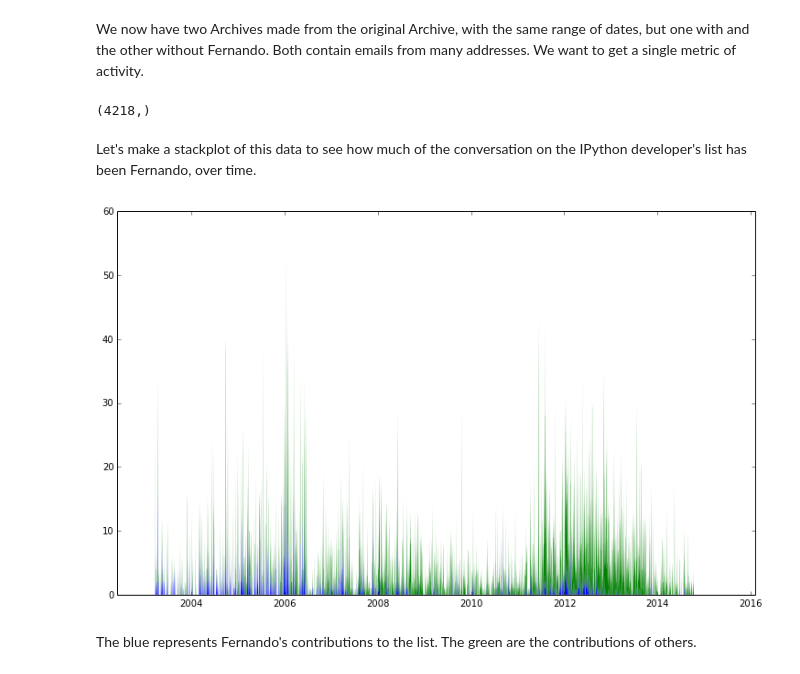
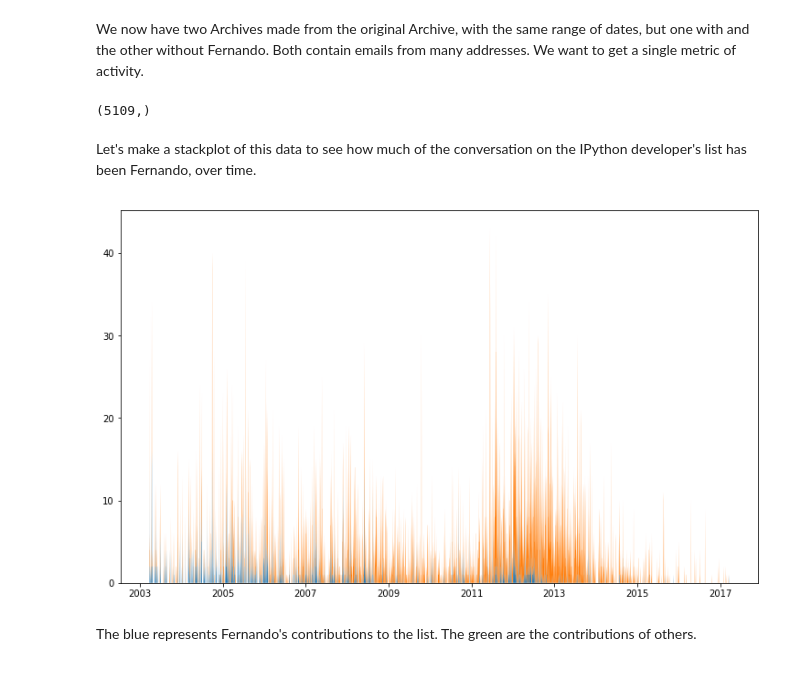
Before and after one commit to datactive/bigbang, a Jupyter notebook: examples/Auditing Fernando.ipynb, the cells around one changed output. Cells and saved outputs as stored; diff of their text form; code cells hidden in the pictures.

Commit message:
Testing new default archive with example Auditing Fernando

```diff
--- a/examples/Auditing Fernando.ipynb
+++ b/examples/Auditing Fernando.ipynb
@@ -15,7 +18,7 @@ import pandas as pd
 Let's get all the available date from the IPython community. For now, this is just the mailing lists. One day, BigBang will also get its issue tracker data! That will be very exciting.
 # %%
 url = "ipython-user"
-arx = Archive(url,archive_dir="../archives")
+arx = Archive(url)
 # %% [markdown]
 Now let's isolate the messages involving Fernando Perez.
 
@@ -65,7 +66,7 @@ We now have two Archives made from the original Archive, with the same range of
 # %%
 not_fernandos.get_activity().sum(1).values.shape
 # %% [output]
-(4218,)
+(5109,)
 # %%
 nf = pd.DataFrame(not_fernandos.get_activity().sum(1))
 # %%
@@ -77,17 +78,17 @@ Let's make a stackplot of this data to see how much of the conversation on the I
 # %%
 fig = plt.figure(figsize=(12.5, 7.5))
 
 fa = fernandos.get_activity()
 
 d = np.row_stack((both['0_f'],
                   both['0_nf']))
 
-plt.stackplot(both.index.values,d,linewidth=0,label='foo')
+plt.stackplot(both.index.values,d,linewidth=0)
 
 fig.axes[0].xaxis_date()
 
 plt.show()
 # %% [output]
-[figure, old version]
+[figure, new version]
 # %% [markdown]
 The blue represents Fernando's contributions to the list. The green are the contributions of others.
```
Also changed, not shown: parts of 4 cells of this notebook.
